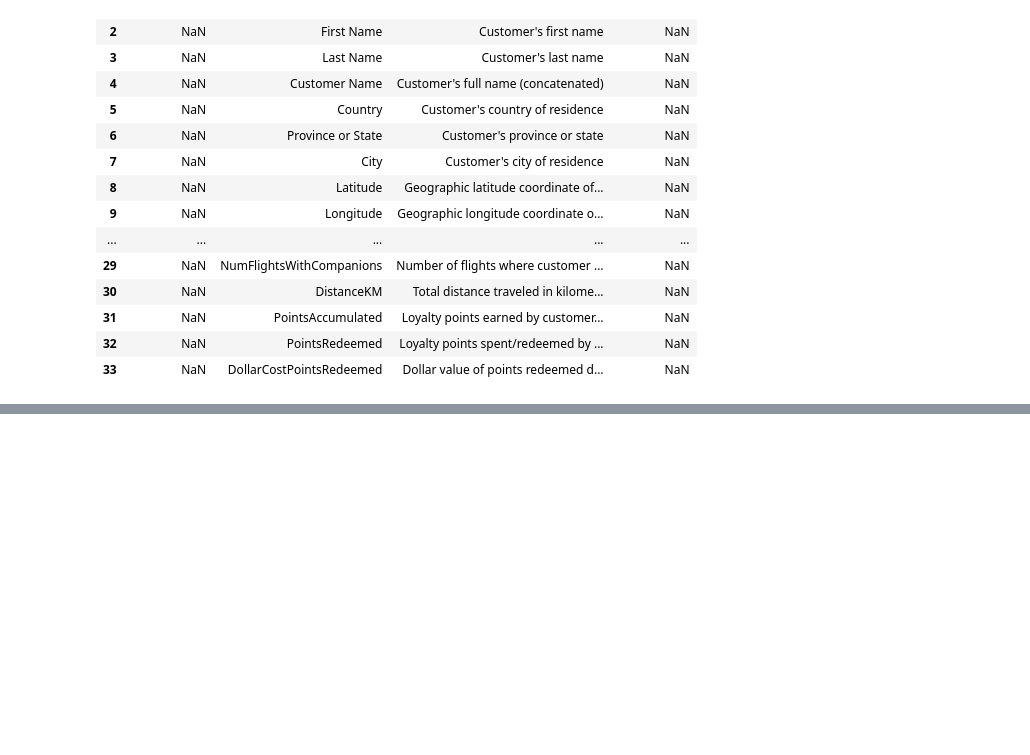
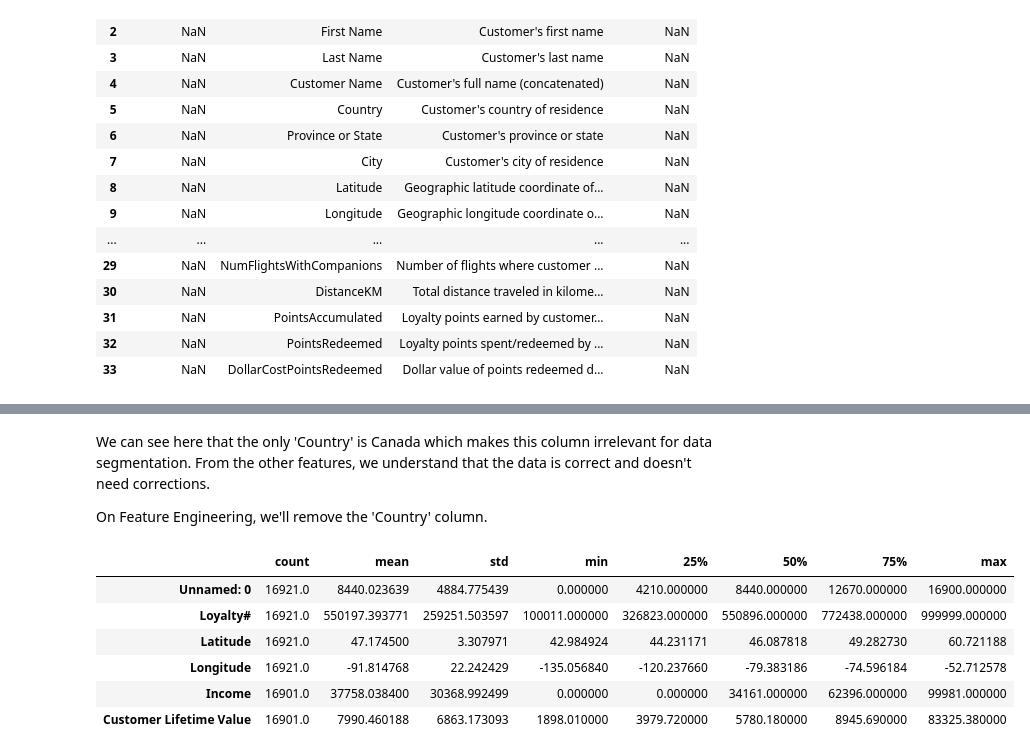
Before and after one commit to barbara-sousa-franco/Data-Mining-Project, a Jupyter notebook: Deliverable 1.ipynb, the cells around one changed output, grey strips where cells are left out. Saved outputs shown, nothing was run; the diff lists cells and outputs as text; code cells hidden in the pictures; blank space fills up the shorter version.

```diff
--- a/Deliverable 1.ipynb
+++ b/Deliverable 1.ipynb
@@ -68,0 +171,14 @@ display(metadata_customerDB)
+# %% [markdown]
+We can see here that the only 'Country' is Canada which makes this column irrelevant for data segmentation. From the other features, we understand that the data is correct and doesn't need corrections.
+
+On Feature Engineering, we'll remove the 'Country' column.
+# %%
+customerDB.describe().T
+# %% [output]
+|  | count | mean | std | min | 25% | 50% | 75% | max |
+| Unnamed: 0 | 16921.0 | 8440.023639 | 4884.775439 | 0.000000 | 4210.000000 | 8440.000000 | 12670.000000 | 16900.000000 |
+| Loyalty# | 16921.0 | 550197.393771 | 259251.503597 | 100011.000000 | 326823.000000 | 550896.000000 | 772438.000000 | 999999.000000 |
+| Latitude | 16921.0 | 47.174500 | 3.307971 | 42.984924 | 44.231171 | 46.087818 | 49.282730 | 60.721188 |
+| Longitude | 16921.0 | -91.814768 | 22.242429 | -135.056840 | -120.237660 | -79.383186 | -74.596184 | -52.712578 |
+| Income | 16901.0 | 37758.038400 | 30368.992499 | 0.000000 | 0.000000 | 34161.000000 | 62396.000000 | 99981.000000 |
+| Customer Lifetime Value | 16901.0 | 7990.460188 | 6863.173093 | 1898.010000 | 3979.720000 | 5780.180000 | 8945.690000 | 83325.380000 |
```
Also changed, not shown: parts of 22 cells of this notebook.
